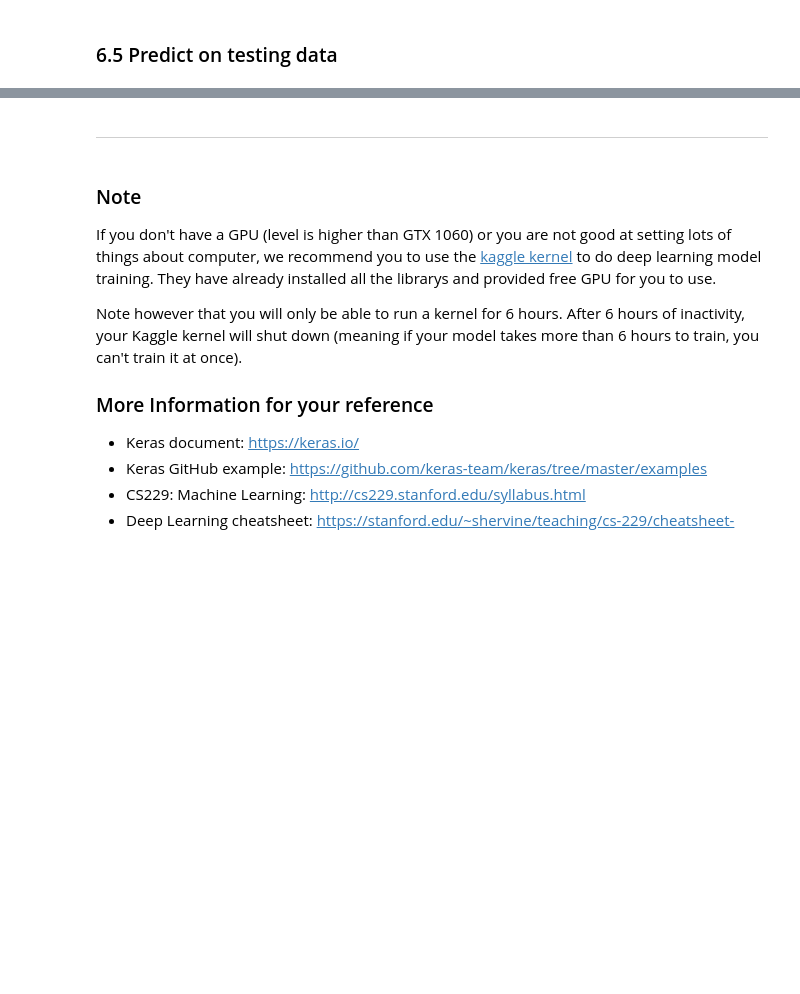
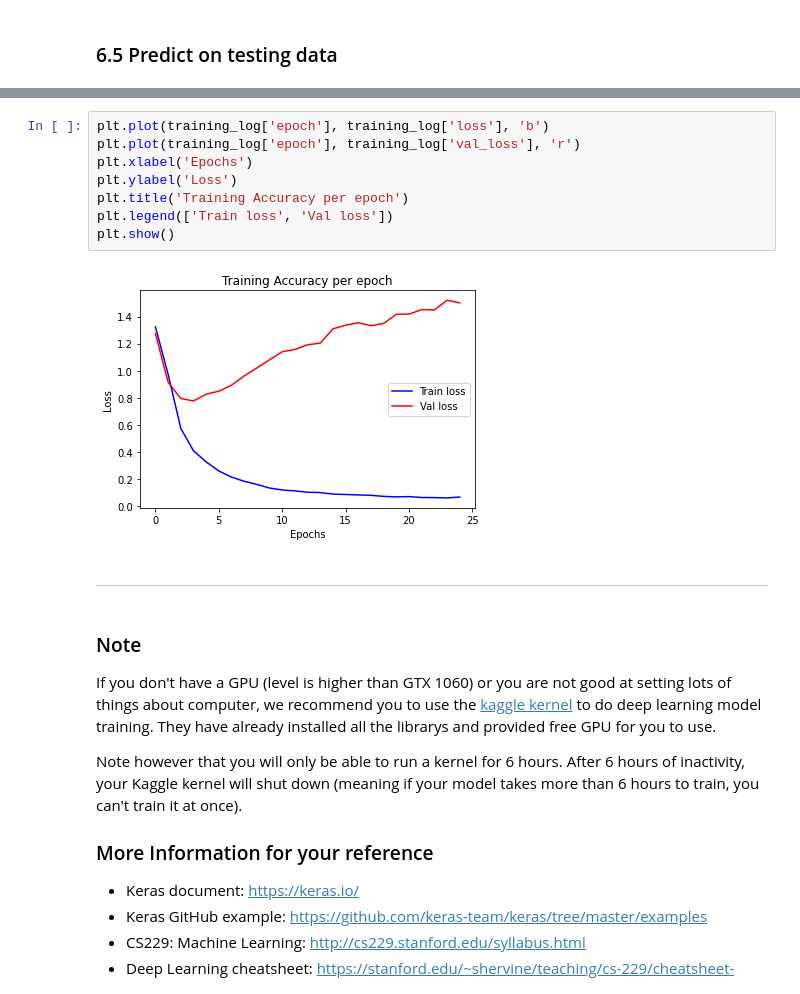
Before and after one commit to shing-li/DM2022-Lab2-Master, a Jupyter notebook: DM2022_Lab2_master.ipynb, the cells around one changed output, grey strips where cells are left out. Drawn from its saved outputs; the diff is of its cells as text; blank space fills up the shorter version.

```diff
--- a/DM2022_Lab2_master.ipynb
+++ b/DM2022_Lab2_master.ipynb
@@ -892,3 +919,13 @@ Plot the Training and Validation Accuracy and Loss (different plots), just like
+# %%
+plt.plot(training_log['epoch'], training_log['loss'], 'b')
+plt.plot(training_log['epoch'], training_log['val_loss'], 'r')
+plt.xlabel('Epochs')
+plt.ylabel('Loss')
+plt.title('Training Accuracy per epoch')
+plt.legend(['Train loss', 'Val loss'])
+plt.show()
+# %% [output]
+[figure, added]
 # %% [markdown]
 ---
 # %% [markdown]
```
Also changed, not shown: parts of 29 cells of this notebook.
